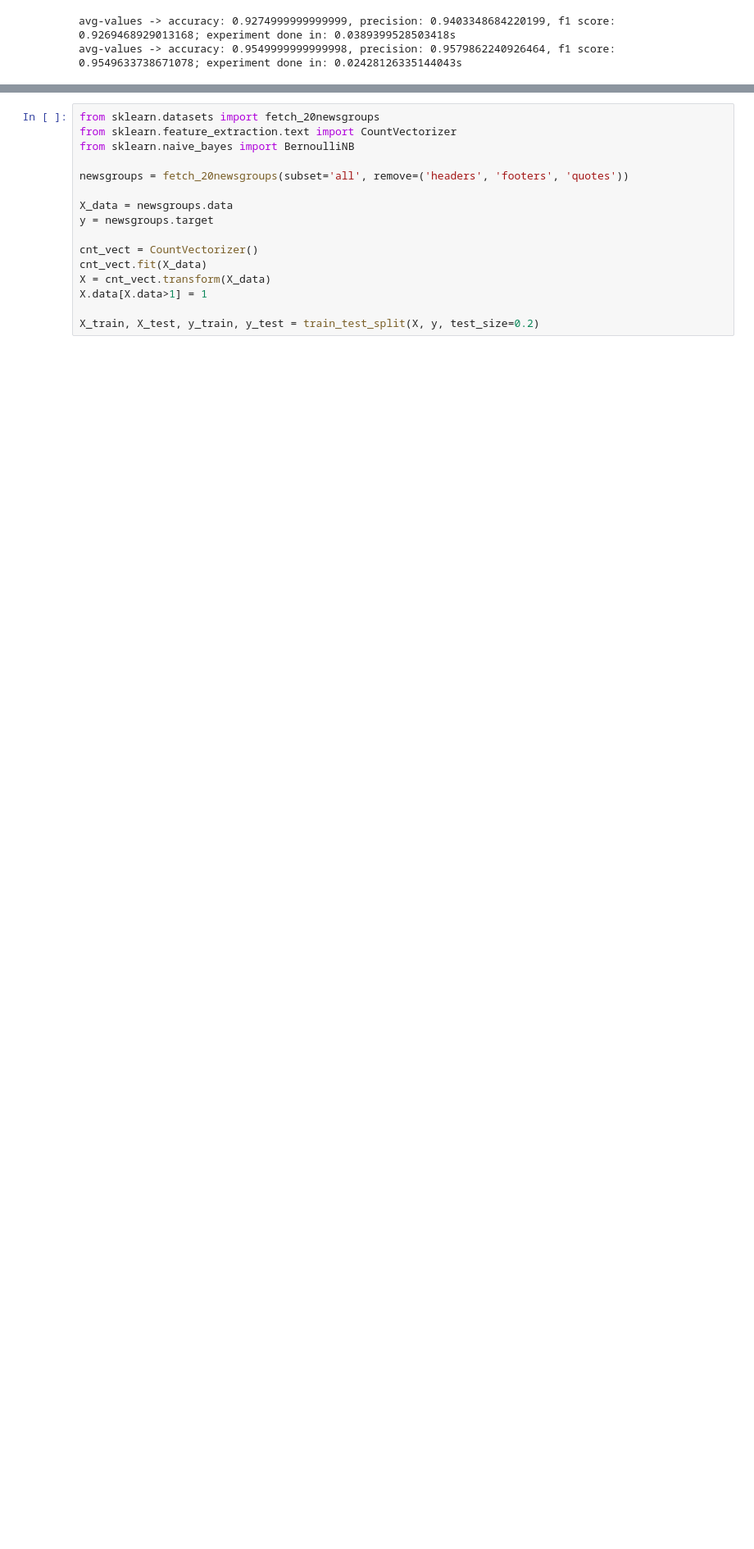
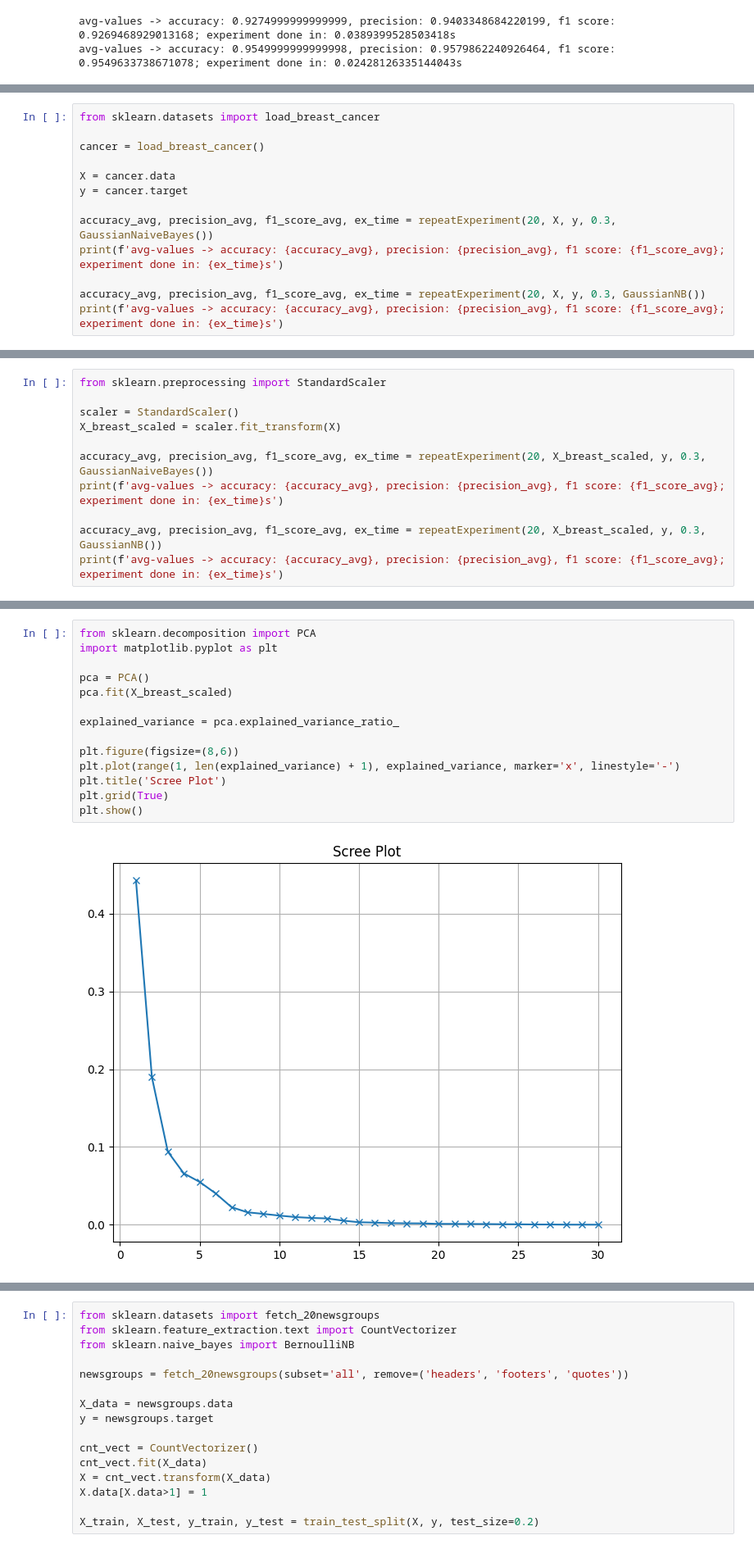
Before and after one commit to mwardynski/machine-learning, a Jupyter notebook: lab3/lab3.ipynb, the cells around one changed output, grey strips where cells are left out. Shown at 82% size. Cells and saved outputs as stored; diff of their text form; blank space fills up the shorter version.

```diff
--- a/lab3/lab3.ipynb
+++ b/lab3/lab3.ipynb
@@ -114,0 +119,13 @@ avg-values -> accuracy: 0.9549999999999998, precision: 0.9579862240926464, f1 sc
+# %%
+from sklearn.datasets import load_breast_cancer
+
+cancer = load_breast_cancer()
+
+X = cancer.data
+y = cancer.target
+
+accuracy_avg, precision_avg, f1_score_avg, ex_time = repeatExperiment(20, X, y, 0.3, GaussianNaiveBayes())
+print(f'avg-values -> accuracy: {accuracy_avg}, precision: {precision_avg}, f1 score: {f1_score_avg}; experiment done in: {ex_time}s')
+
+accuracy_avg, precision_avg, f1_score_avg, ex_time = repeatExperiment(20, X, y, 0.3, GaussianNB())
+print(f'avg-values -> accuracy: {accuracy_avg}, precision: {precision_avg}, f1 score: {f1_score_avg}; experiment done in: {ex_time}s')
@@ -114,0 +137,11 @@ avg-values -> accuracy: 0.9549999999999998, precision: 0.9579862240926464, f1 sc
+# %%
+from sklearn.preprocessing import StandardScaler
+
+scaler = StandardScaler()
+X_breast_scaled = scaler.fit_transform(X)
+
+accuracy_avg, precision_avg, f1_score_avg, ex_time = repeatExperiment(20, X_breast_scaled, y, 0.3, GaussianNaiveBayes())
+print(f'avg-values -> accuracy: {accuracy_avg}, precision: {precision_avg}, f1 score: {f1_score_avg}; experiment done in: {ex_time}s')
+
+accuracy_avg, precision_avg, f1_score_avg, ex_time = repeatExperiment(20, X_breast_scaled, y, 0.3, GaussianNB())
+print(f'avg-values -> accuracy: {accuracy_avg}, precision: {precision_avg}, f1 score: {f1_score_avg}; experiment done in: {ex_time}s')
@@ -114,0 +157,16 @@ avg-values -> accuracy: 0.9549999999999998, precision: 0.9579862240926464, f1 sc
+# %%
+from sklearn.decomposition import PCA
+import matplotlib.pyplot as plt
+
+pca = PCA()
+pca.fit(X_breast_scaled)
+
+explained_variance = pca.explained_variance_ratio_
+
+plt.figure(figsize=(8,6))
+plt.plot(range(1, len(explained_variance) + 1), explained_variance, marker='x', linestyle='-')
+plt.title('Scree Plot')
+plt.grid(True)
+plt.show()
+# %% [output]
+[figure, added]
```
Also changed, not shown: parts of 19 cells of this notebook.
